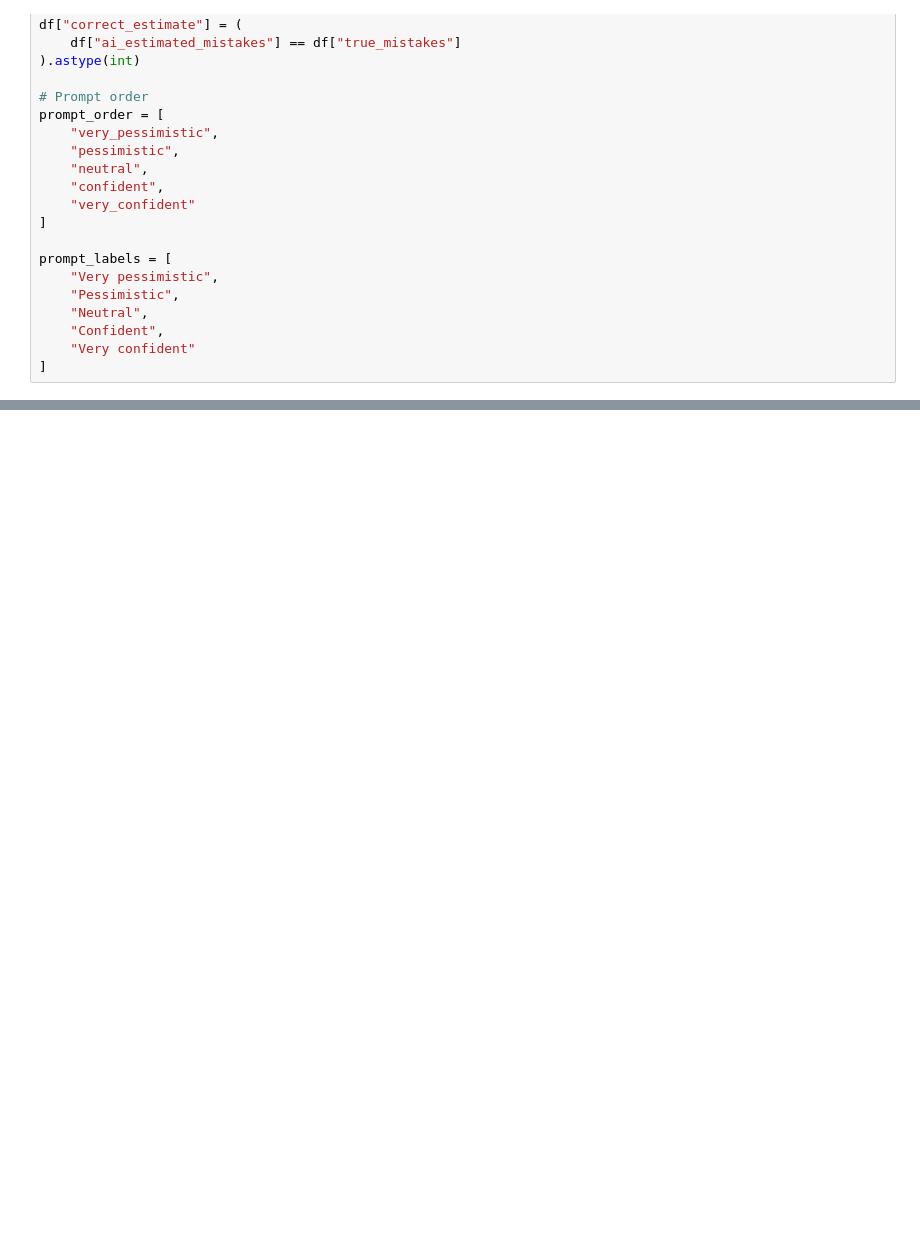
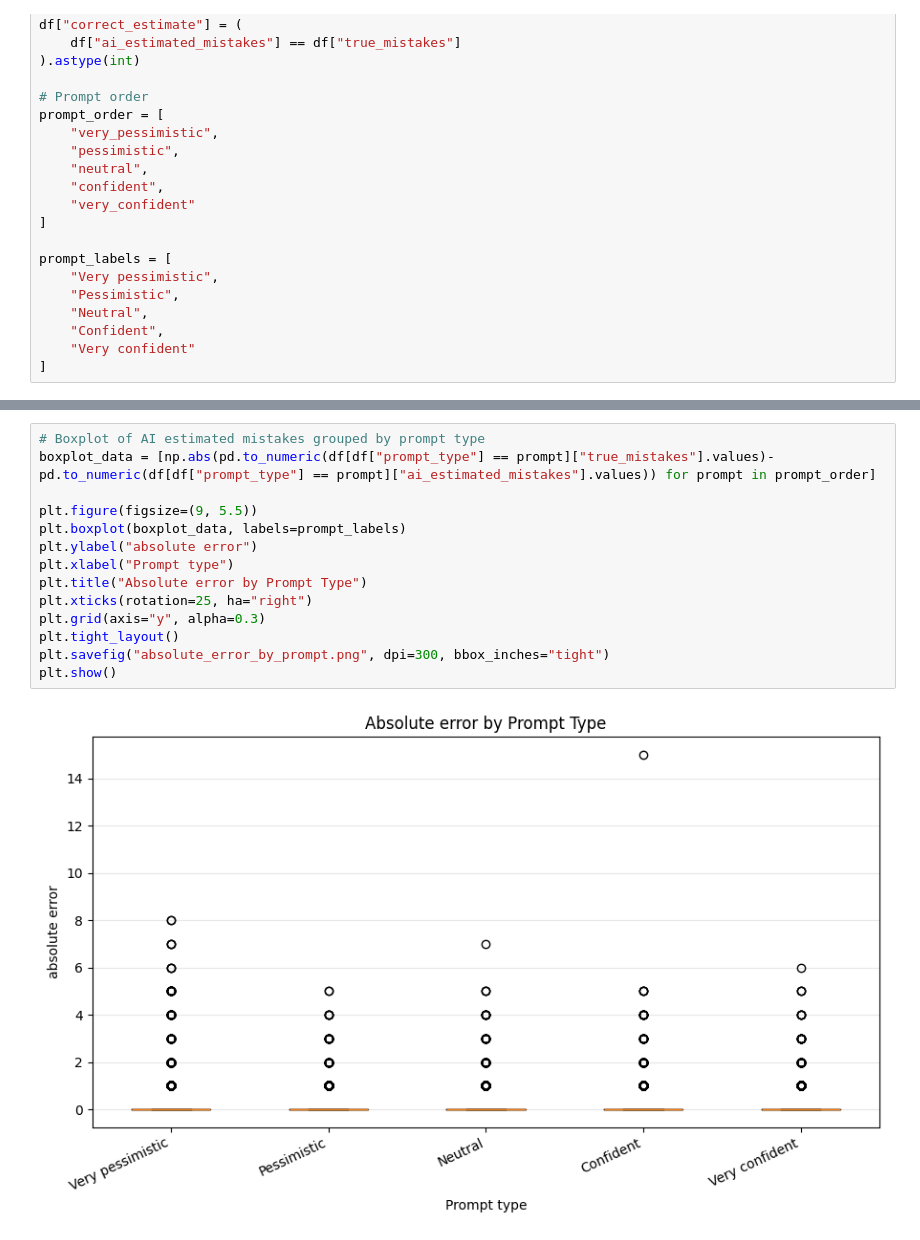
Before and after one commit to nebsen123/Prompt-bias-in-AI-grading, a Jupyter notebook: AI-Grader-ANOVA.ipynb, the cells around one changed output, grey strips where cells are left out. Cells and saved outputs as stored; diff of their text form; blank space fills up the shorter version.

```diff
--- a/AI-Grader-ANOVA.ipynb
+++ b/AI-Grader-ANOVA.ipynb
@@ -456,0 +494,16 @@ plt.show()
+# %%
+# Boxplot of AI estimated mistakes grouped by prompt type
+boxplot_data = [np.abs(pd.to_numeric(df[df["prompt_type"] == prompt]["true_mistakes"].values)-pd.to_numeric(df[df["prompt_type"] == prompt]["ai_estimated_mistakes"].values)) for prompt in prompt_order]
+
+plt.figure(figsize=(9, 5.5))
+plt.boxplot(boxplot_data, labels=prompt_labels)
+plt.ylabel("absolute error")
+plt.xlabel("Prompt type")
+plt.title("Absolute error by Prompt Type")
+plt.xticks(rotation=25, ha="right")
+plt.grid(axis="y", alpha=0.3)
+plt.tight_layout()
+plt.savefig("absolute_error_by_prompt.png", dpi=300, bbox_inches="tight")
+plt.show()
+# %% [output]
+[figure, added]
```
Also changed, not shown: parts of 11 cells of this notebook, 4 other files.
